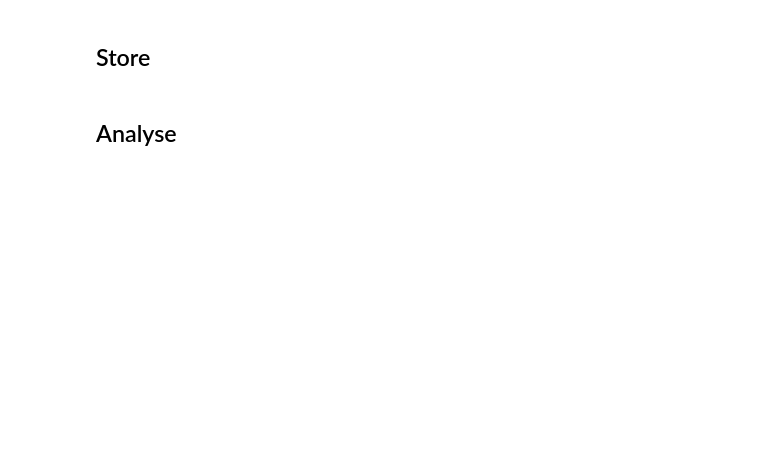
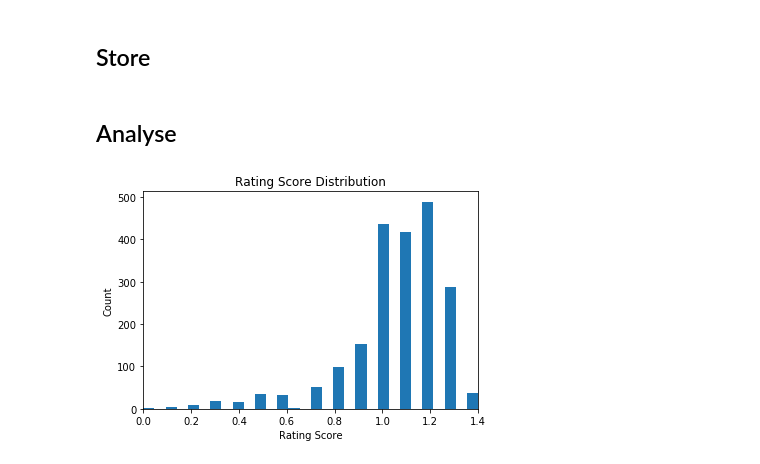
Before and after one commit to michellemao0224/Data-Wrangling, a Jupyter notebook: Project/wrangle_act.ipynb, the cells around one changed output. Cells and saved outputs as stored; diff of their text form; code cells hidden in the pictures; blank space fills up the shorter version.

```diff
--- a/Project/wrangle_act.ipynb
+++ b/Project/wrangle_act.ipynb
@@ -489,4 +468,13 @@ tweet_clean.to_csv('twitter_archive_master.csv', sep='\t', encoding='utf-8')
 # %%
 import matplotlib.pyplot as plt
 # %%
-df = pd.read_csv('twitter_archive_master.csv')
+archive = pd.read_csv('twitter_archive_master.csv')
+# %%
+plt.hist(x = archive.rating, bins = 30)
+plt.xlim(0,1.4)
+plt.xlabel('Rating Score');
+plt.ylabel('Count');
+plt.title('Rating Score Distribution');
+plt.show()
+# %% [output]
+[figure, added]
```
Also changed, not shown: parts of 14 cells of this notebook, 2 other files.
